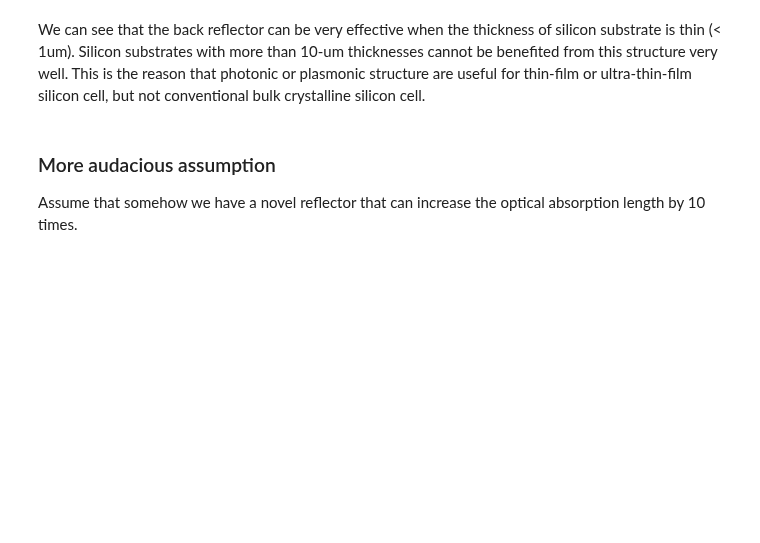
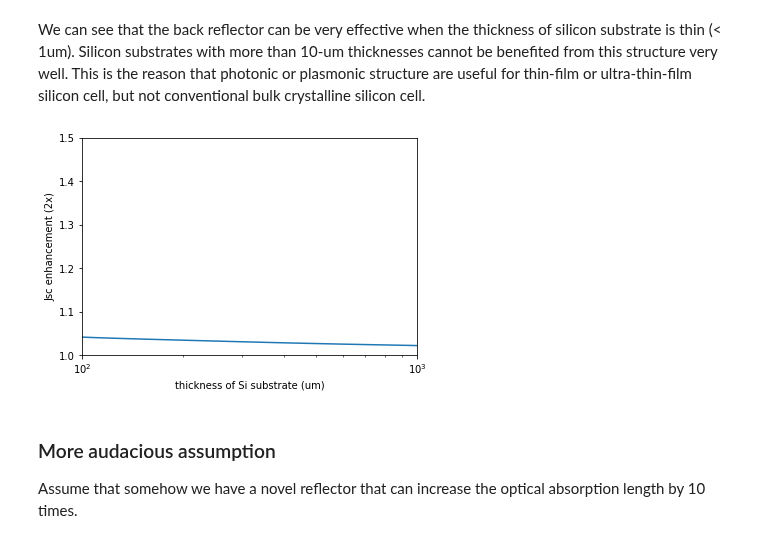
Before and after one commit to kanhua/pypvcell, a Jupyter notebook: legacy/Enhancement in Jsc of back reflector.ipynb, the cells around one changed output. Cells and saved outputs as stored; diff of their text form; code cells hidden in the pictures; blank space fills up the shorter version.

```diff
--- a/legacy/Enhancement in Jsc of back reflector.ipynb
+++ b/legacy/Enhancement in Jsc of back reflector.ipynb
@@ -70,5 +81,15 @@ plt.show()
 # %% [markdown]
 We can see that the back reflector can be very effective when the thickness of silicon substrate is thin (< 1um). Silicon substrates with more than 10-um thicknesses cannot be benefited from this structure very well. This is the reason that photonic or plasmonic structure are useful for thin-film or ultra-thin-film silicon cell, but not conventional bulk crystalline silicon cell.
+# %%
+# more detailed investigation
+plt.semilogx(layer_t*1e6,jsc_full_r/jsc_baseline)
+plt.xlabel("thickness of Si substrate (um)")
+plt.ylabel("Jsc enhancement (2x)")
+plt.xlim([100,1000])
+plt.ylim([1.0,1.5])
+plt.show()
+# %% [output]
+[figure, added]
 # %% [markdown]
 ### More audacious assumption
 
```
Also changed, not shown: parts of 6 cells of this notebook, 3 other files.
